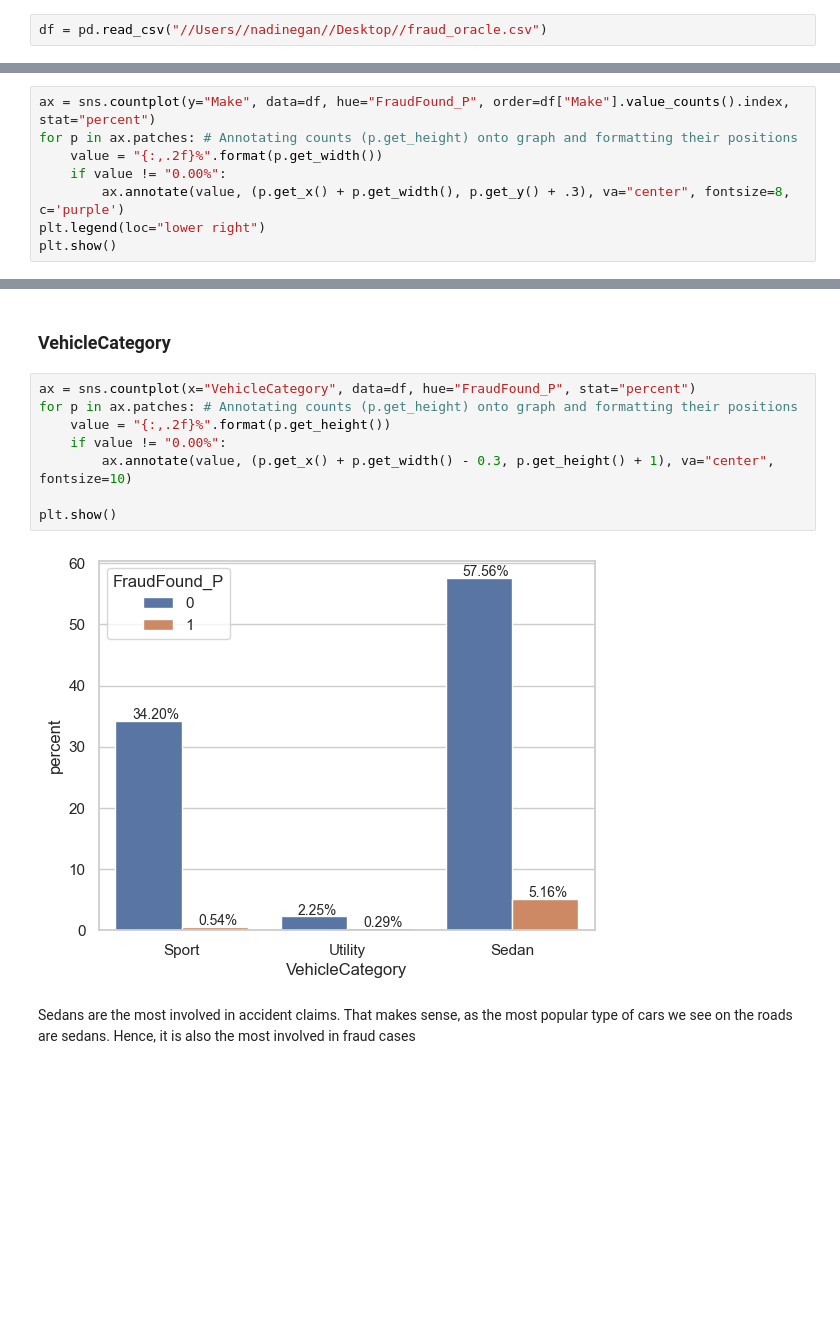
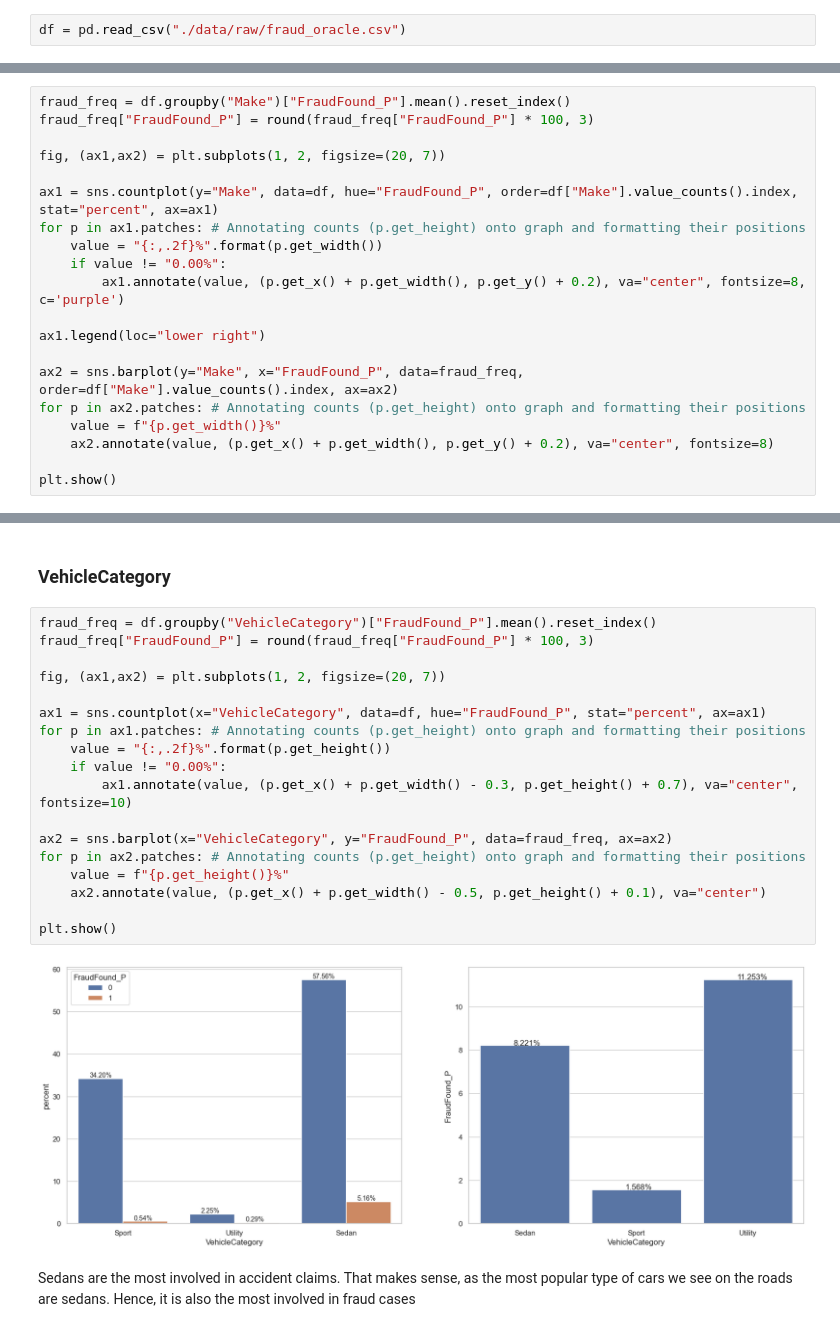
Before and after one commit to lulucopter/dsa4263-fraud-detection, a Jupyter notebook: eda.ipynb, the cells around one changed output, grey strips where cells are left out. Drawn from its saved outputs; the diff is of its cells as text; blank space fills up the shorter version.

```diff
--- a/eda.ipynb
+++ b/eda.ipynb
@@ -24,7 +25,7 @@ from sklearn.tree import DecisionTreeClassifier
 # %% [markdown]
 ## Load Data
 # %%
-df = pd.read_csv("//Users//nadinegan//Desktop//fraud_oracle.csv")
+df = pd.read_csv("./data/raw/fraud_oracle.csv")
 # %%
 def reduce_mem_usage(df, verbose=True):
     numerics = ['int16', 'int32', 'int64', 'float16', 'float32', 'float64']
@@ -604,11 +544,23 @@ Unique values for 'FraudFound_P': [0 1]
 # %% [markdown]
 ### Make
 # %%
-ax = sns.countplot(y="Make", data=df, hue="FraudFound_P", order=df["Make"].value_counts().index, stat="percent")
-for p in ax.patches: # Annotating counts (p.get_height) onto graph and formatting their positions
+fraud_freq = df.groupby("Make")["FraudFound_P"].mean().reset_index()
+fraud_freq["FraudFound_P"] = round(fraud_freq["FraudFound_P"] * 100, 3)
+
+fig, (ax1,ax2) = plt.subplots(1, 2, figsize=(20, 7))
+
+ax1 = sns.countplot(y="Make", data=df, hue="FraudFound_P", order=df["Make"].value_counts().index, stat="percent", ax=ax1)
+for p in ax1.patches: # Annotating counts (p.get_height) onto graph and formatting their positions
     value = "{:,.2f}%".format(p.get_width())
     if value != "0.00%":
-        ax.annotate(value, (p.get_x() + p.get_width(), p.get_y() + .3), va="center", fontsize=8, c='purple')
-plt.legend(loc="lower right")
+        ax1.annotate(value, (p.get_x() + p.get_width(), p.get_y() + 0.2), va="center", fontsize=8, c='purple')
+
+ax1.legend(loc="lower right")
+
+ax2 = sns.barplot(y="Make", x="FraudFound_P", data=fraud_freq, order=df["Make"].value_counts().index, ax=ax2)
+for p in ax2.patches: # Annotating counts (p.get_height) onto graph and formatting their positions
+    value = f"{p.get_width()}%"
+    ax2.annotate(value, (p.get_x() + p.get_width(), p.get_y() + 0.2), va="center", fontsize=8)
+
 plt.show()
 # %% [output]
@@ -618,15 +570,25 @@ The most popular car model involved in accidents is Pontiac, followed by Toyota
 # %% [markdown]
 ### VehicleCategory
 # %%
-ax = sns.countplot(x="VehicleCategory", data=df, hue="FraudFound_P", stat="percent")
-for p in ax.patches: # Annotating counts (p.get_height) onto graph and formatting their positions
+fraud_freq = df.groupby("VehicleCategory")["FraudFound_P"].mean().reset_index()
+fraud_freq["FraudFound_P"] = round(fraud_freq["FraudFound_P"] * 100, 3)
+
+fig, (ax1,ax2) = plt.subplots(1, 2, figsize=(20, 7))
+
+ax1 = sns.countplot(x="VehicleCategory", data=df, hue="FraudFound_P", stat="percent", ax=ax1)
+for p in ax1.patches: # Annotating counts (p.get_height) onto graph and formatting their positions
     value = "{:,.2f}%".format(p.get_height())
     if value != "0.00%":
-        ax.annotate(value, (p.get_x() + p.get_width() - 0.3, p.get_height() + 1), va="center", fontsize=10)
+        ax1.annotate(value, (p.get_x() + p.get_width() - 0.3, p.get_height() + 0.7), va="center", fontsize=10)
+
+ax2 = sns.barplot(x="VehicleCategory", y="FraudFound_P", data=fraud_freq, ax=ax2)
+for p in ax2.patches: # Annotating counts (p.get_height) onto graph and formatting their positions
+    value = f"{p.get_height()}%"
+    ax2.annotate(value, (p.get_x() + p.get_width() - 0.5, p.get_height() + 0.1), va="center")
 
 plt.show()
 # %% [output]
-[figure, old version]
+[figure, new version]
 # %% [markdown]
 Sedans are the most involved in accident claims. That makes sense, as the most popular type of cars we see on the roads are sedans. Hence, it is also the most involved in fraud cases
 # %% [markdown]
```
Also changed, not shown: parts of 55 cells of this notebook, 1 other file.
